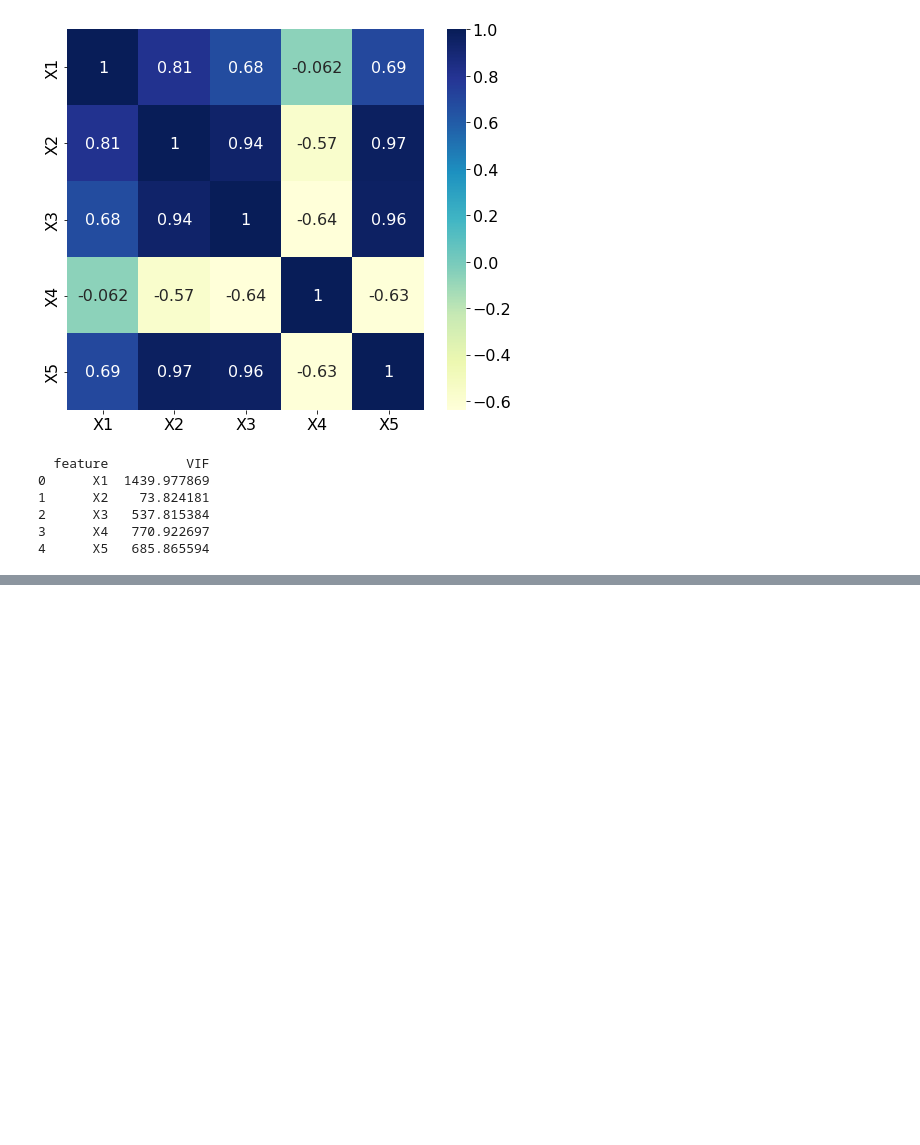
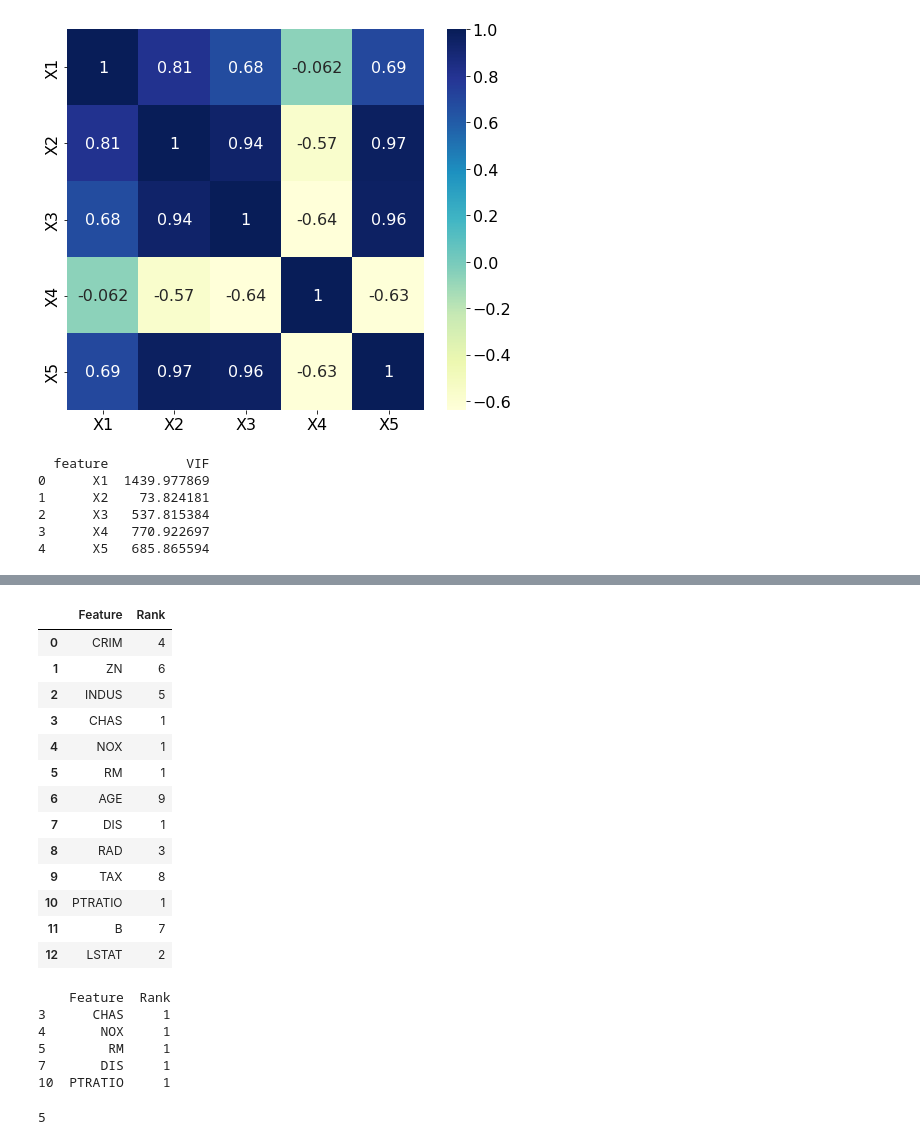
Before and after one commit to SriRamaConsultancy/LearnStatistics, a Jupyter notebook: MultiLinearRegression/MultilinearRegression_Model_Building.ipynb, the cells around one changed output, grey strips where cells are left out. Cells and saved outputs as stored; diff of their text form; code cells hidden in the pictures; blank space fills up the shorter version.

```diff
--- a/MultiLinearRegression/MultilinearRegression_Model_Building.ipynb
+++ b/MultiLinearRegression/MultilinearRegression_Model_Building.ipynb
@@ -185,0 +198,3 @@ print(vif_data)
+# %%
+X=df_boston[boston_data.feature_names]
+y=df_boston['target']
@@ -185,0 +239,22 @@ print(vif_data)
+# %%
+from sklearn.model_selection import train_test_split
+X_train, X_test, y_train, y_test = train_test_split(X,y, test_size = 0.2, random_state = 789 )
+# %%
+from sklearn.feature_selection import RFE
+from sklearn.feature_selection import RFECV
+X = X_train
+y = y_train
+names=pd.DataFrame(X_train.columns)
+# %%
+from sklearn.linear_model import LinearRegression
+#use linear regression as the model
+lin_reg = LinearRegression()
+
+#This is to select 5 variables: can be changed and checked in model for accuracy
+rfe_mod = RFE(lin_reg, 5, step=1) #RFECV(lin_reg, step=1, cv=5)
+myvalues=rfe_mod.fit(X,y) #to fit
+myvalues.support_#The mask of selected features.
+myvalues.ranking_ #The feature ranking, such that ranking_[i] corresponds to the ranking position of the i-th feature. Selected (i.e., estimated best) features are assigned rank 1.
+
+rankings=pd.DataFrame(myvalues.ranking_) #Make it into data frame
+rankings
@@ -185,0 +279,33 @@ print(vif_data)
+# %%
+#Concat and name columns
+ranked=pd.concat([names,rankings], axis=1)
+ranked.columns = ["Feature", "Rank"]
+ranked
+
+#Select most important (Only 1's)
+most_important = ranked.loc[ranked['Rank'] ==1]
+print(most_important)
+
+most_important['Rank'].count()
+# %% [output]
+|  | Feature | Rank |
+| 0 | CRIM | 4 |
+| 1 | ZN | 6 |
+| 2 | INDUS | 5 |
+| 3 | CHAS | 1 |
+| 4 | NOX | 1 |
+| 5 | RM | 1 |
+| 6 | AGE | 9 |
+| 7 | DIS | 1 |
+| 8 | RAD | 3 |
+| 9 | TAX | 8 |
+| 10 | PTRATIO | 1 |
+| 11 | B | 7 |
+| 12 | LSTAT | 2 |
+    Feature  Rank
+3      CHAS     1
+4       NOX     1
+5        RM     1
+7       DIS     1
+10  PTRATIO     1
+5
```
Also changed, not shown: parts of 11 cells of this notebook.
